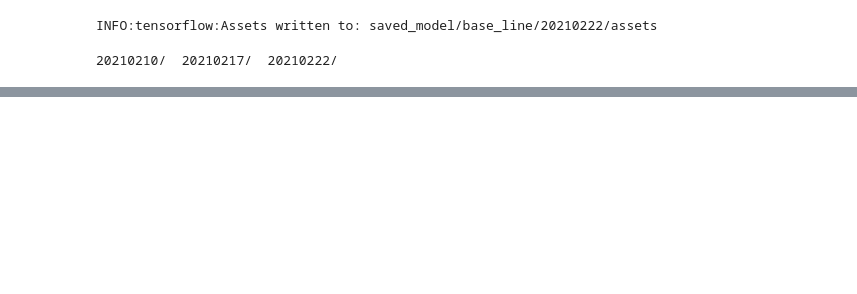
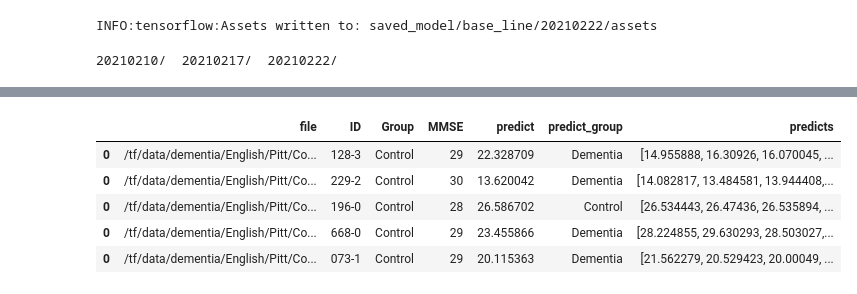
Before and after one commit to W210-SP21-Capstone-Dementia/model, a Jupyter notebook: 4-RollingWindow+LSTM.ipynb, the cells around one changed output, grey strips where cells are left out. Saved outputs shown, nothing was run; the diff lists cells and outputs as text; code cells hidden in the pictures; blank space fills up the shorter version.

```diff
--- a/4-RollingWindow+LSTM.ipynb
+++ b/4-RollingWindow+LSTM.ipynb
@@ -338,0 +475,11 @@ ls saved_model/base_line
+# %%
+meta_pitt_eval = meta_pitt[meta_pitt.MMSE.notna()]
+# %%
+meta_pitt_eval.head()
+# %% [output]
+|  | file | ID | Group | MMSE | predict | predict_group | predicts |
+| 0 | /tf/data/dementia/English/Pitt/Co... | 128-3 | Control | 29 | 22.328709 | Dementia | [14.955888, 16.30926, 16.070045, ... |
+| 0 | /tf/data/dementia/English/Pitt/Co... | 229-2 | Control | 30 | 13.620042 | Dementia | [14.082817, 13.484581, 13.944408,... |
+| 0 | /tf/data/dementia/English/Pitt/Co... | 196-0 | Control | 28 | 26.586702 | Control | [26.534443, 26.47436, 26.535894, ... |
+| 0 | /tf/data/dementia/English/Pitt/Co... | 668-0 | Control | 29 | 23.455866 | Dementia | [28.224855, 29.630293, 28.503027,... |
+| 0 | /tf/data/dementia/English/Pitt/Co... | 073-1 | Control | 29 | 20.115363 | Dementia | [21.562279, 20.529423, 20.00049, ... |
```
Also changed, not shown: parts of 18 cells of this notebook.
